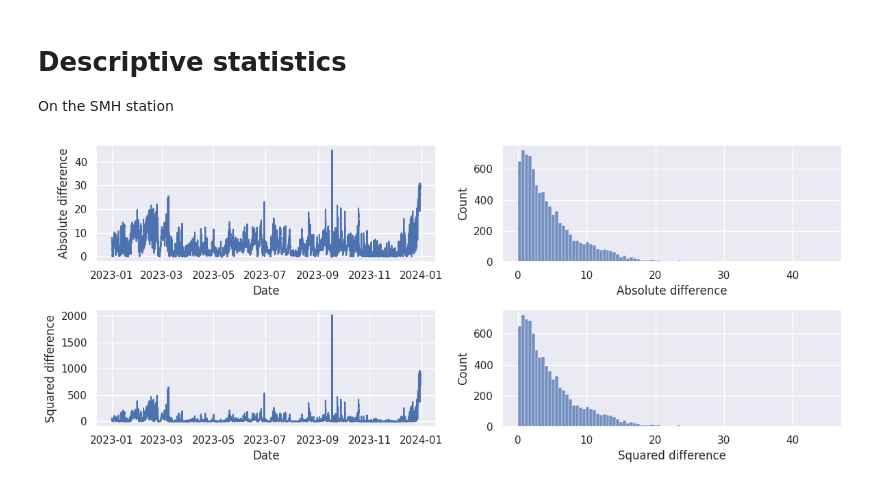
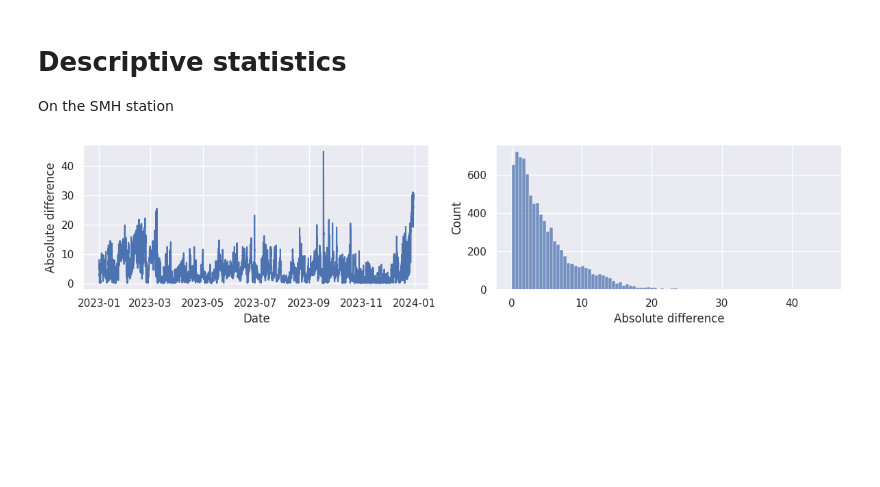
Before and after one commit to jExbrayat/atmo_challenge, a Jupyter notebook: notebooks/exploratory_analysis.ipynb, the cells around one changed output. Saved outputs shown, nothing was run; the diff lists cells and outputs as text; code cells hidden in the pictures; blank space fills up the shorter version.

Commit message:
refactor: remove squared difference plot

```diff
--- a/notebooks/exploratory_analysis.ipynb
+++ b/notebooks/exploratory_analysis.ipynb
@@ -126,23 +126,16 @@ smh_data["abs_diff"] = abs(smh_data["valeur_x"] - smh_data["valeur_y"])
 # Compute squared difference
 smh_data["squared_diff"] = (smh_data["valeur_x"] - smh_data["valeur_y"])**2
 # %%
-fig, axes = plt.subplots(2, 2, figsize=(12, 5))
+fig, axes = plt.subplots(1, 2, figsize=(12, 3))
 
-axes[0, 0].plot(smh_data["date"], smh_data["abs_diff"])
-axes[0, 0].set_xlabel("Date")
-axes[0, 0].set_ylabel("Absolute difference")
+axes[0].plot(smh_data["date"], smh_data["abs_diff"])
+axes[0].set_xlabel("Date")
+axes[0].set_ylabel("Absolute difference")
 
-sns.histplot(smh_data["abs_diff"], ax=axes[0, 1])
-axes[0, 1].set_xlabel("Absolute difference")
-
-axes[1, 0].plot(smh_data["date"], smh_data["squared_diff"])
-axes[1, 0].set_xlabel("Date")
-axes[1, 0].set_ylabel("Squared difference")
-
-sns.histplot(smh_data["abs_diff"], ax=axes[1, 1])
-axes[1, 1].set_xlabel("Squared difference")
+sns.histplot(smh_data["abs_diff"], ax=axes[1])
+axes[1].set_xlabel("Absolute difference")
 
 plt.tight_layout()
 plt.show()
 # %% [output]
-[figure, old version]
+[figure, new version]
```
